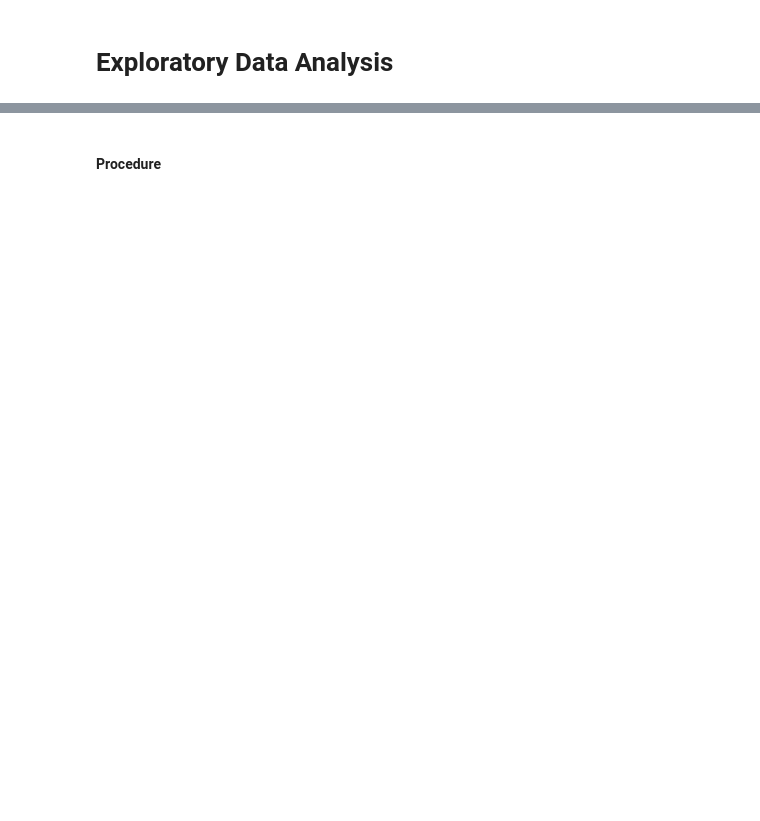
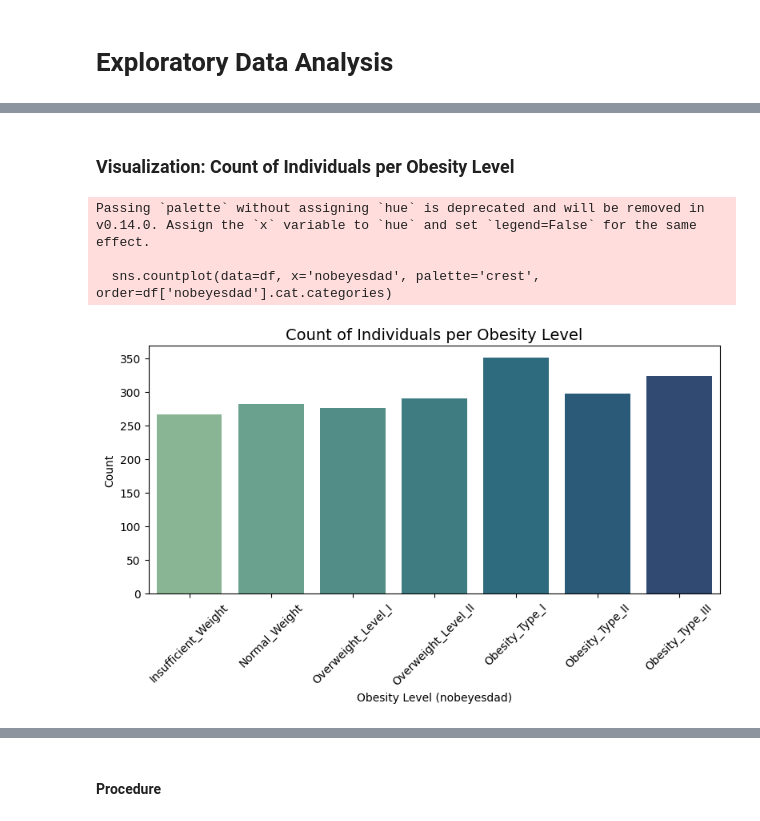
Before and after one commit to notgian/csmodel-gr4-backup-repo, a Jupyter notebook: CSMODEL_GRP4.ipynb, the cells around one changed output, grey strips where cells are left out. Drawn from its saved outputs; the diff is of its cells as text; code cells hidden in the pictures; blank space fills up the shorter version.

```diff
--- a/CSMODEL_GRP4.ipynb
+++ b/CSMODEL_GRP4.ipynb
@@ -289,6 +335,17 @@ df['bmi_category'] = pd.Categorical(
 
 for c in ['favc','scc','smoke','family_history_with_overweight']:
     df[c + '_bin'] = df[c].map({'no':0,'yes':1}).astype('Int64')
+
+obesity_map = {
+    'Insufficient_Weight': 0,
+    'Normal_Weight': 1,
+    'Overweight_Level_I': 2,
+    'Overweight_Level_II': 3,
+    'Obesity_Type_I': 4,
+    'Obesity_Type_II': 5,
+    'Obesity_Type_III': 6
+}
+df['nobeyesdad_encoded'] = df['nobeyesdad'].map(obesity_map)
 # %% [markdown]
 ### Save and Verify Cleaned Data
 # %%
@@ -348,0 +445,16 @@ Our goal was to determine whether **age plays a significant role** in the develo
+# %% [markdown]
+### Visualization: Count of Individuals per Obesity Level
+# %%
+plt.figure(figsize=(8,5))
+sns.countplot(data=df, x='nobeyesdad', palette='crest', order=df['nobeyesdad'].cat.categories)
+plt.title("Count of Individuals per Obesity Level", fontsize=14)
+plt.xlabel("Obesity Level (nobeyesdad)")
+plt.ylabel("Count")
+plt.xticks(rotation=45)
+plt.tight_layout()
+plt.show()
+# %% [output]
+Passing `palette` without assigning `hue` is deprecated and will be removed in v0.14.0. Assign the `x` variable to `hue` and set `legend=False` for the same effect.
+
+  sns.countplot(data=df, x='nobeyesdad', palette='crest', order=df['nobeyesdad'].cat.categories)
+[figure, added]
```
Also changed, not shown: parts of 87 cells of this notebook.
